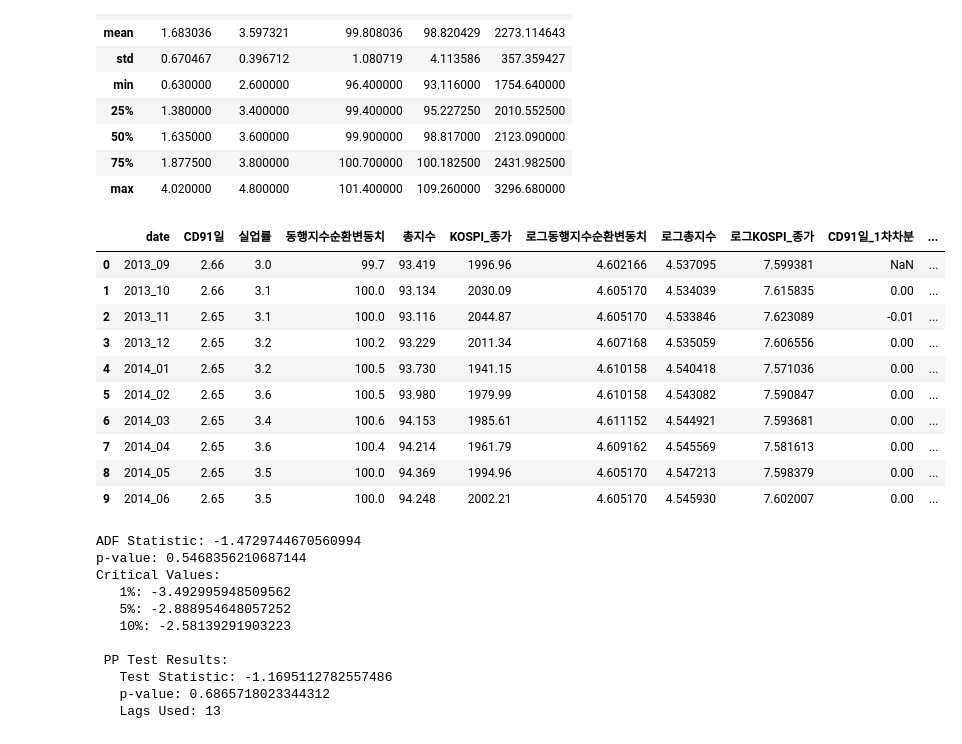
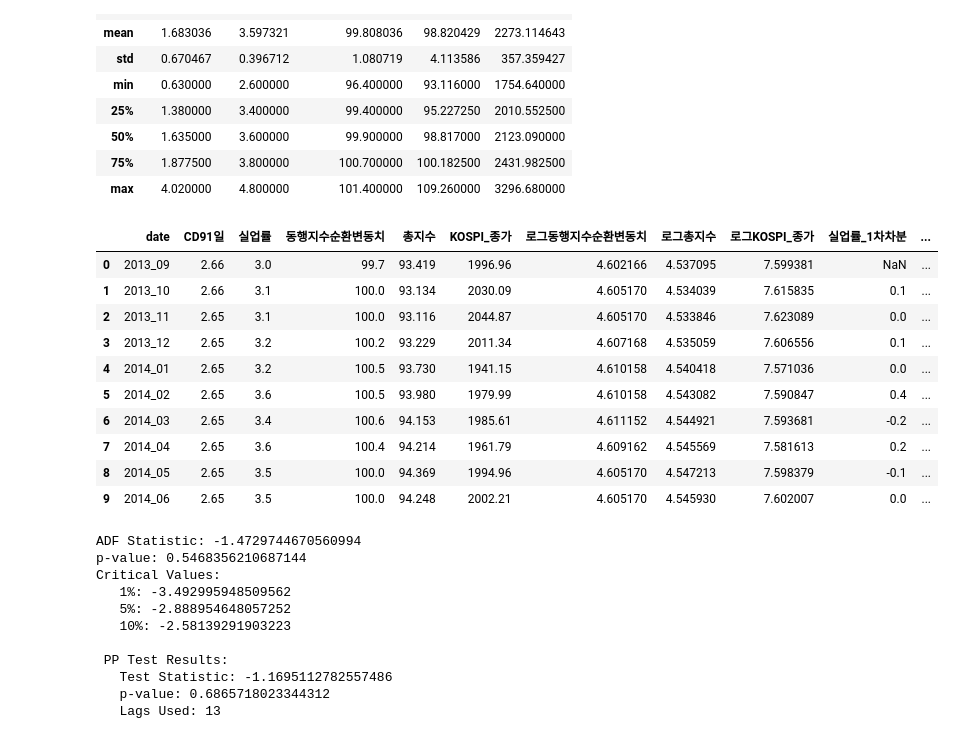
Before and after one commit to scw0310/SEED, a Jupyter notebook: ADF_fin.ipynb, the cells around one changed output. Cells and saved outputs as stored; diff of their text form; code cells hidden in the pictures.

```diff
--- a/ADF_fin.ipynb
+++ b/ADF_fin.ipynb
@@ -396,25 +396,28 @@ df['로그동행지수순환변동치'] = np.log(df['동행지수순환변동치
 df['로그총지수'] = np.log(df['총지수'])
 df['로그KOSPI_종가'] = np.log(df['KOSPI_종가'])
 # %%
-df_col = ['CD91일', '실업률', '로그동행지수순환변동치', '로그총지수', '로그KOSPI_종가']
+df_col = ['실업률', '로그동행지수순환변동치', '로그총지수', '로그KOSPI_종가']
 
 for col in df_col:
     df[f'{col}_1차차분'] = df[col].diff()
     df[f'{col}_2차차분'] = df[f'{col}_1차차분'].diff()
 
+df['CD91일_1차차분'] = np.log(df['CD91일']).diff()
+df['CD91일_2차차분'] = df['CD91일_1차차분'].diff()
+
 df.head(10)
 # %% [output]
-|  | date | CD91일 | 실업률 | 동행지수순환변동치 | 총지수 | KOSPI_종가 | 로그동행지수순환변동치 | 로그총지수 | 로그KOSPI_종가 | CD91일_1차차분 | ... |
+|  | date | CD91일 | 실업률 | 동행지수순환변동치 | 총지수 | KOSPI_종가 | 로그동행지수순환변동치 | 로그총지수 | 로그KOSPI_종가 | 실업률_1차차분 | ... |
 | 0 | 2013_09 | 2.66 | 3.0 | 99.7 | 93.419 | 1996.96 | 4.602166 | 4.537095 | 7.599381 | NaN | ... |
-| 1 | 2013_10 | 2.66 | 3.1 | 100.0 | 93.134 | 2030.09 | 4.605170 | 4.534039 | 7.615835 | 0.00 | ... |
-| 2 | 2013_11 | 2.65 | 3.1 | 100.0 | 93.116 | 2044.87 | 4.605170 | 4.533846 | 7.623089 | -0.01 | ... |
-| 3 | 2013_12 | 2.65 | 3.2 | 100.2 | 93.229 | 2011.34 | 4.607168 | 4.535059 | 7.606556 | 0.00 | ... |
-| 4 | 2014_01 | 2.65 | 3.2 | 100.5 | 93.730 | 1941.15 | 4.610158 | 4.540418 | 7.571036 | 0.00 | ... |
-| 5 | 2014_02 | 2.65 | 3.6 | 100.5 | 93.980 | 1979.99 | 4.610158 | 4.543082 | 7.590847 | 0.00 | ... |
-| 6 | 2014_03 | 2.65 | 3.4 | 100.6 | 94.153 | 1985.61 | 4.611152 | 4.544921 | 7.593681 | 0.00 | ... |
-| 7 | 2014_04 | 2.65 | 3.6 | 100.4 | 94.214 | 1961.79 | 4.609162 | 4.545569 | 7.581613 | 0.00 | ... |
-| 8 | 2014_05 | 2.65 | 3.5 | 100.0 | 94.369 | 1994.96 | 4.605170 | 4.547213 | 7.598379 | 0.00 | ... |
-| 9 | 2014_06 | 2.65 | 3.5 | 100.0 | 94.248 | 2002.21 | 4.605170 | 4.545930 | 7.602007 | 0.00 | ... |
+| 1 | 2013_10 | 2.66 | 3.1 | 100.0 | 93.134 | 2030.09 | 4.605170 | 4.534039 | 7.615835 | 0.1 | ... |
+| 2 | 2013_11 | 2.65 | 3.1 | 100.0 | 93.116 | 2044.87 | 4.605170 | 4.533846 | 7.623089 | 0.0 | ... |
+| 3 | 2013_12 | 2.65 | 3.2 | 100.2 | 93.229 | 2011.34 | 4.607168 | 4.535059 | 7.606556 | 0.1 | ... |
+| 4 | 2014_01 | 2.65 | 3.2 | 100.5 | 93.730 | 1941.15 | 4.610158 | 4.540418 | 7.571036 | 0.0 | ... |
+| 5 | 2014_02 | 2.65 | 3.6 | 100.5 | 93.980 | 1979.99 | 4.610158 | 4.543082 | 7.590847 | 0.4 | ... |
+| 6 | 2014_03 | 2.65 | 3.4 | 100.6 | 94.153 | 1985.61 | 4.611152 | 4.544921 | 7.593681 | -0.2 | ... |
+| 7 | 2014_04 | 2.65 | 3.6 | 100.4 | 94.214 | 1961.79 | 4.609162 | 4.545569 | 7.581613 | 0.2 | ... |
+| 8 | 2014_05 | 2.65 | 3.5 | 100.0 | 94.369 | 1994.96 | 4.605170 | 4.547213 | 7.598379 | -0.1 | ... |
+| 9 | 2014_06 | 2.65 | 3.5 | 100.0 | 94.248 | 2002.21 | 4.605170 | 4.545930 | 7.602007 | 0.0 | ... |
 # %%
 data = df['CD91일']
 adf_test(data)
```
Also changed, not shown: parts of 3 cells of this notebook.
